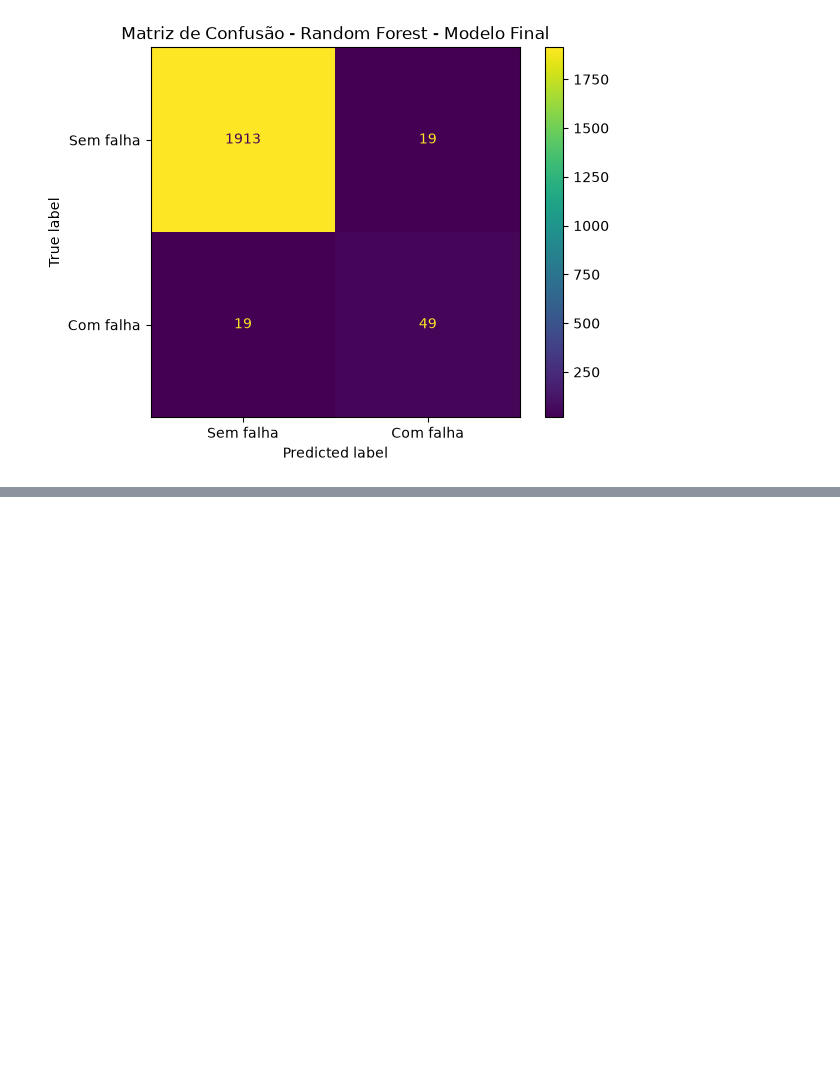
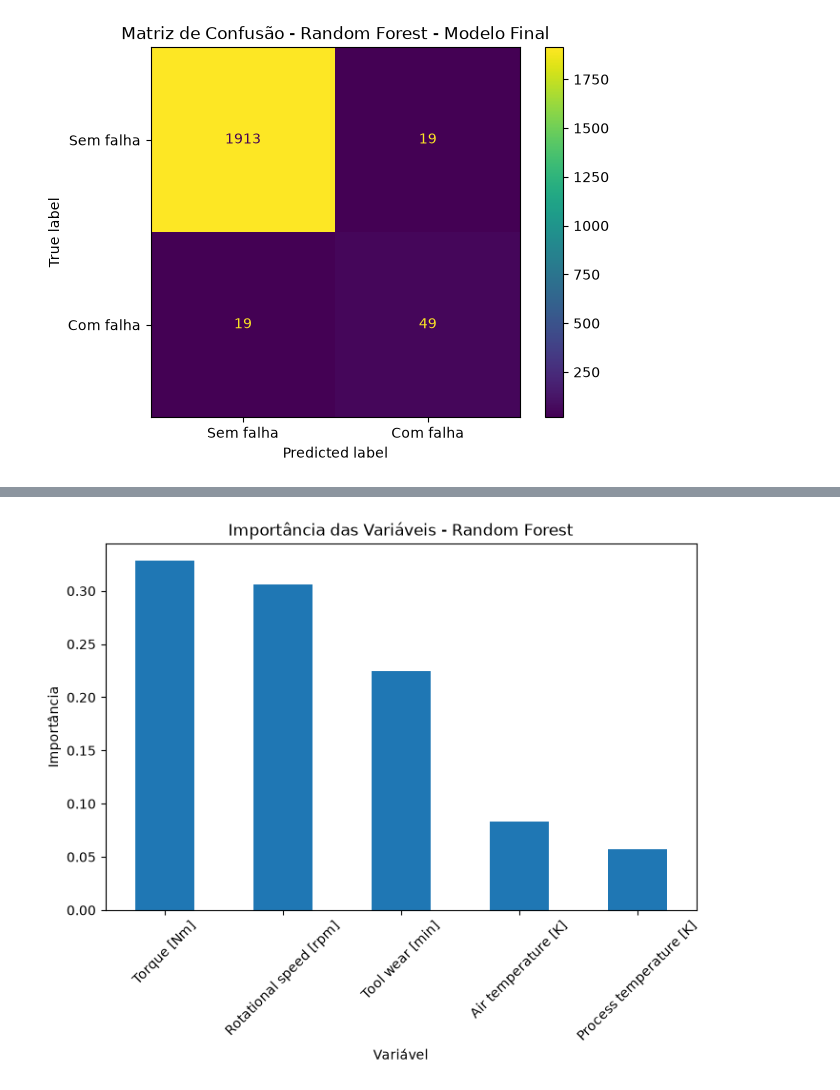
Before and after one commit to joaovitorsoska/Sistema-industrial-deteccao-anomalias, a Jupyter notebook: notebooks/EDA.ipynb, the cells around one changed output, grey strips where cells are left out. Drawn from its saved outputs; the diff is of its cells as text; code cells hidden in the pictures; blank space fills up the shorter version.

```diff
--- a/notebooks/EDA.ipynb
+++ b/notebooks/EDA.ipynb
@@ -960,0 +975,12 @@ plt.show()
+# %%
+feature_importance = pd.DataFrame({
+    'Feature': X.columns,
+    'Importance': rf_model.feature_importances_
+})
+
+feature_importance = feature_importance.sort_values(
+    'Importance',
+    ascending=False
+)
+
+feature_importance
@@ -960,0 +994,16 @@ plt.show()
+# %%
+feature_importance.plot(
+    x='Feature',
+    y='Importance',
+    kind='bar',
+    figsize=(8, 5),
+    legend=False
+)
+
+plt.title('Importância das Variáveis - Random Forest')
+plt.xlabel('Variável')
+plt.ylabel('Importância')
+plt.xticks(rotation=45)
+plt.show()
+# %% [output]
+[figure, added]
```
Also changed, not shown: parts of 12 cells of this notebook.
